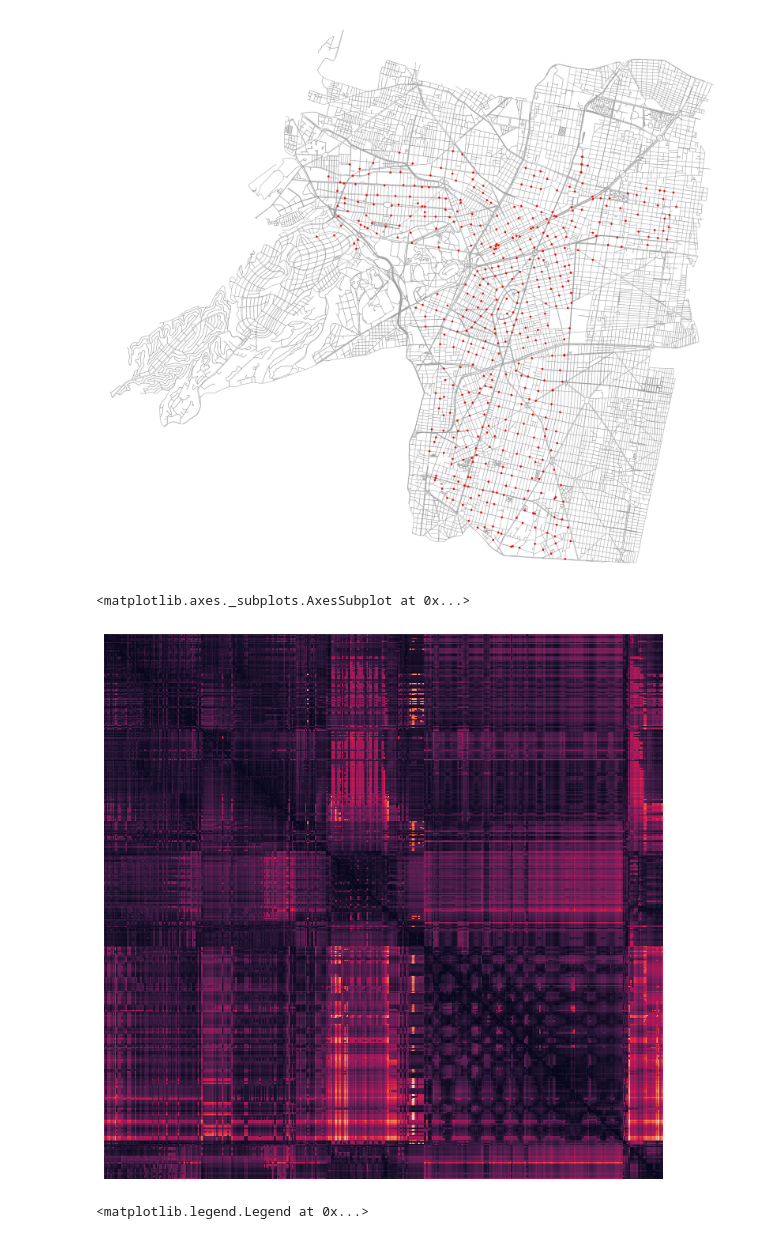
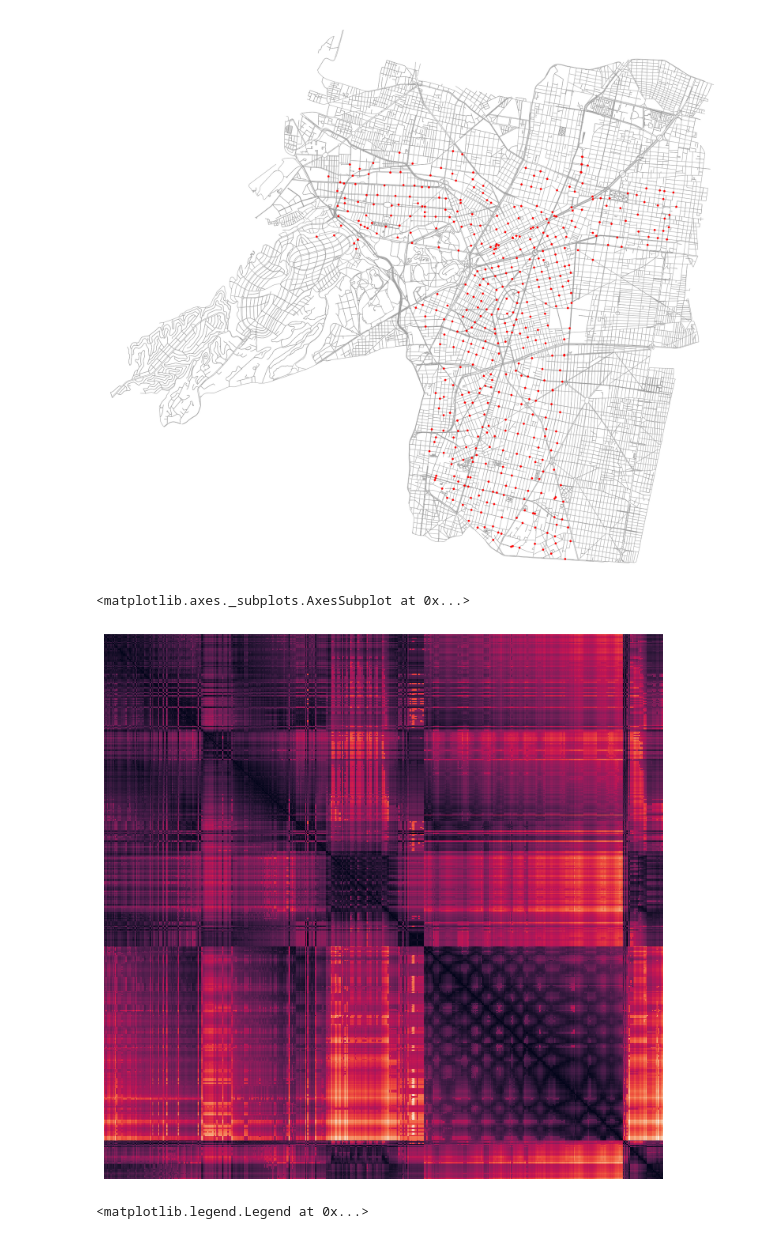
Before and after one commit to paloderosa/ecobici_analysis, a Jupyter notebook: ecobici_network.ipynb, the cells around one changed output. Cells and saved outputs as stored; diff of their text form; code cells hidden in the pictures.

```diff
--- a/ecobici_network.ipynb
+++ b/ecobici_network.ipynb
@@ -170,10 +177,10 @@ straight_distances = ecobici_service.stations_distances('straight')
 street_distances = ecobici_service.stations_distances('street')
 # %%
 plt.figure(figsize=(14,14))
-sns.heatmap(street_distances-straight_distances, xticklabels=False, yticklabels=False, cbar = False)
+sns.heatmap(street_distances, xticklabels=False, yticklabels=False, cbar = False)
 # %% [output]
 <matplotlib.axes._subplots.AxesSubplot at 0x...>
-[figure, old version]
+[figure, new version]
 # %%
 straight_distances_indices = [val[0] for val in sorted(enumerate(straight_distances[0,:]), key = lambda x: x[1])]
 straight_distances_sorted = [straight_distances[0,:][index] for index in straight_distances_indices]
```
Also changed, not shown: parts of 29 cells of this notebook, 3 other files.
